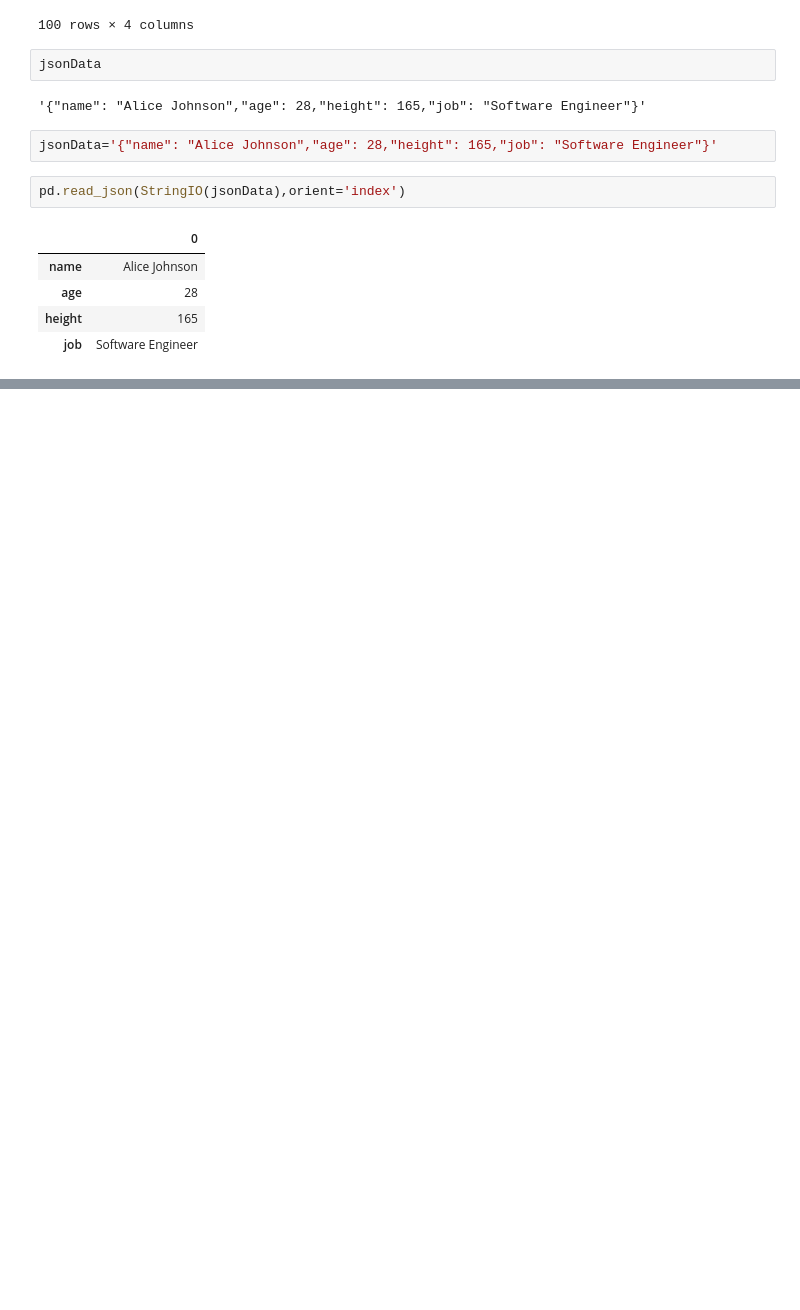
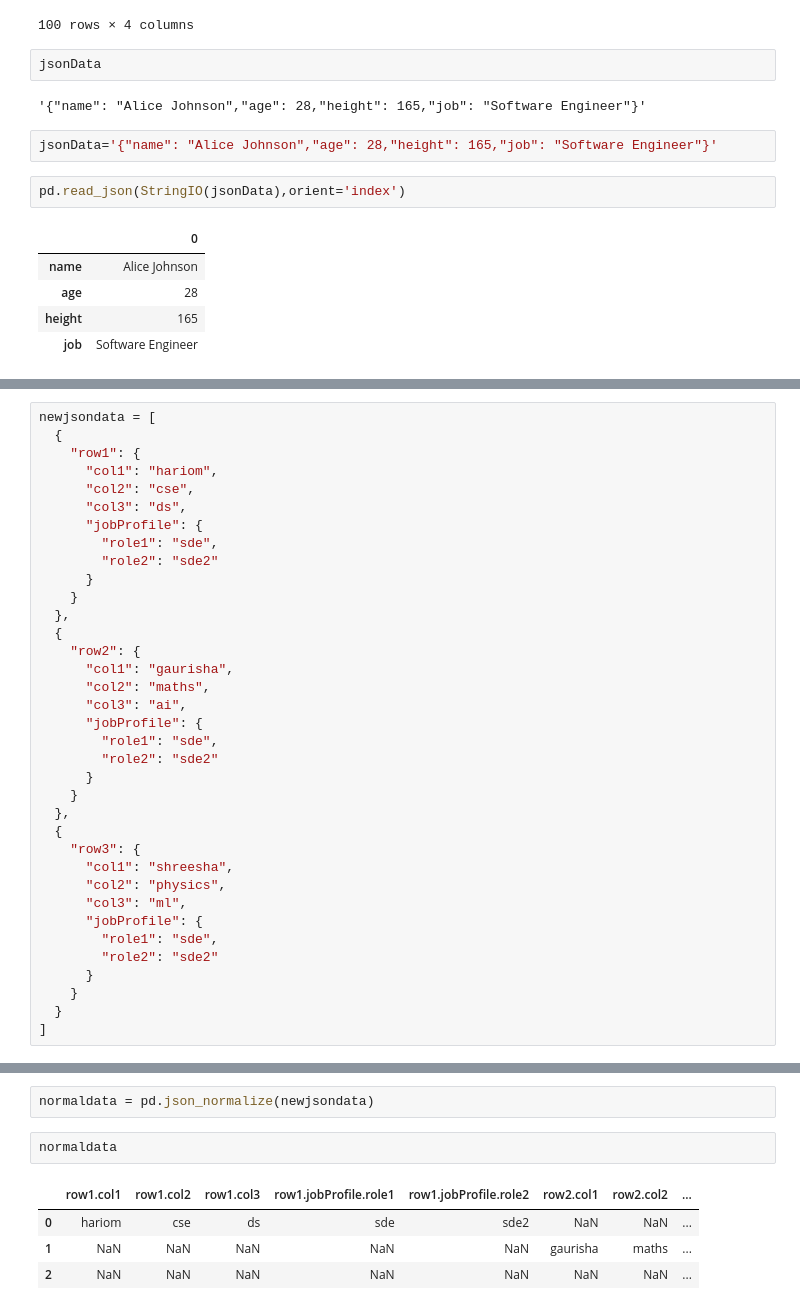
Before and after one commit to hariom-hub/pandas, a Jupyter notebook: json_IO.ipynb, the cells around one changed output, grey strips where cells are left out. Cells and saved outputs as stored; diff of their text form; blank space fills up the shorter version.

```diff
--- a/json_IO.ipynb
+++ b/json_IO.ipynb
@@ -56,0 +289,36 @@ jsonData
+# %%
+newjsondata = [
+  {
+    "row1": {
+      "col1": "hariom",
+      "col2": "cse",
+      "col3": "ds",
+      "jobProfile": {
+        "role1": "sde",
+        "role2": "sde2"
+      }
+    }
+  },
+  {
+    "row2": {
+      "col1": "gaurisha",
+      "col2": "maths",
+      "col3": "ai",
+      "jobProfile": {
+        "role1": "sde",
+        "role2": "sde2"
+      }
+    }
+  },
+  {
+    "row3": {
+      "col1": "shreesha",
+      "col2": "physics",
+      "col3": "ml",
+      "jobProfile": {
+        "role1": "sde",
+        "role2": "sde2"
+      }
+    }
+  }
+]
@@ -56,0 +340,9 @@ jsonData
+# %%
+normaldata = pd.json_normalize(newjsondata)
+# %%
+normaldata
+# %% [output]
+|  | row1.col1 | row1.col2 | row1.col3 | row1.jobProfile.role1 | row1.jobProfile.role2 | row2.col1 | row2.col2 | ... |
+| 0 | hariom | cse | ds | sde | sde2 | NaN | NaN | ... |
+| 1 | NaN | NaN | NaN | NaN | NaN | gaurisha | maths | ... |
+| 2 | NaN | NaN | NaN | NaN | NaN | NaN | NaN | ... |
```
Also changed, not shown: parts of 46 cells of this notebook.
